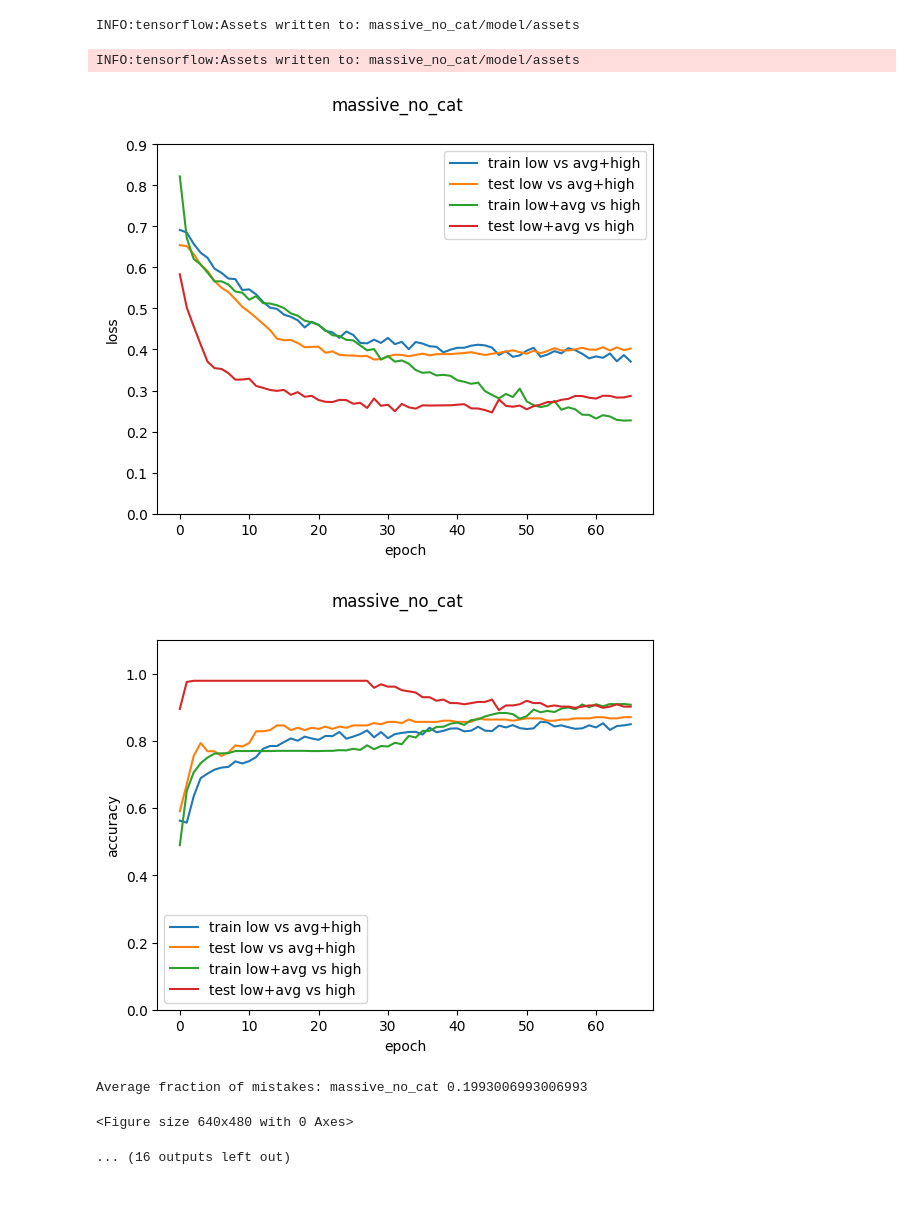
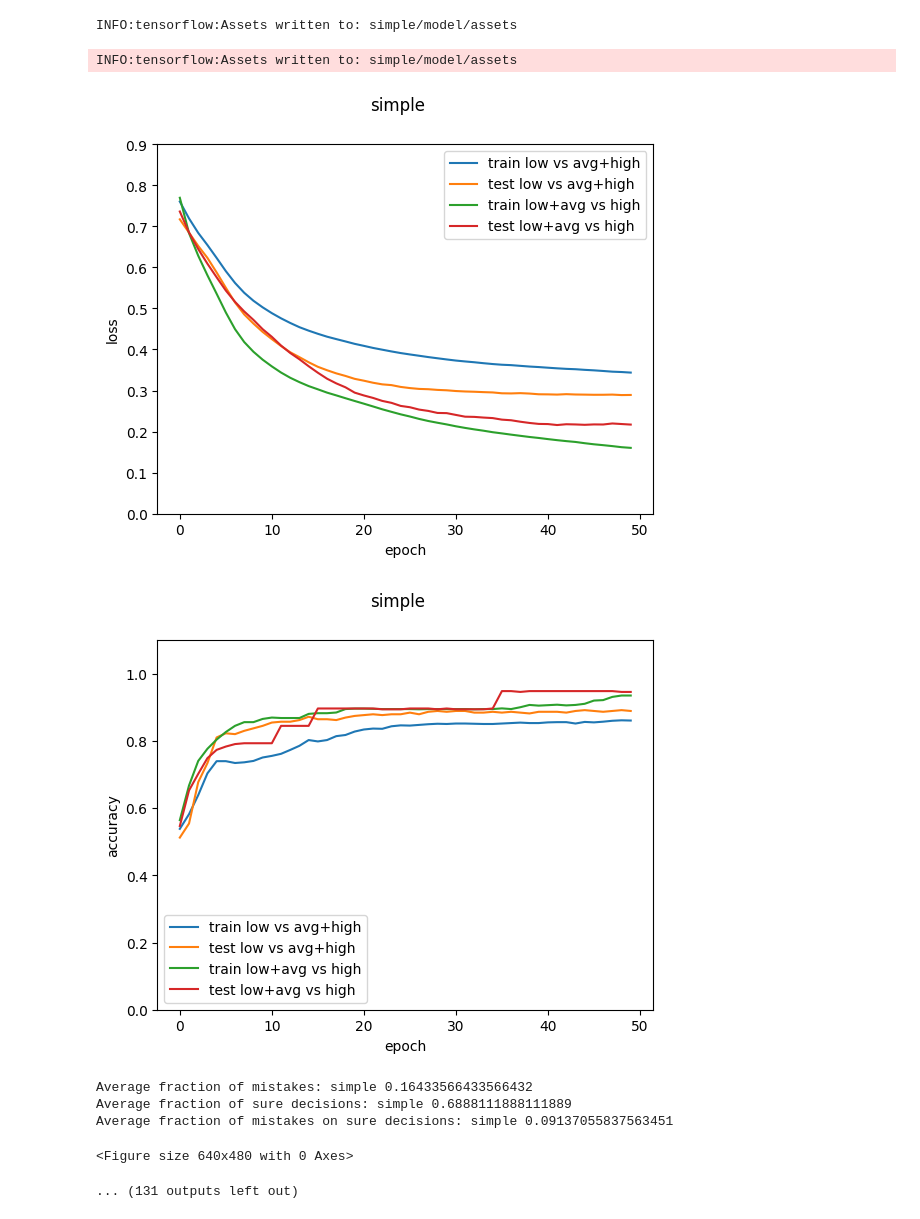
Before and after one commit to jmontejo/SDSC_exercise, a Jupyter notebook: Flour_classifier.ipynb, the cells around one changed output. Drawn from its saved outputs; the diff is of its cells as text; code cells hidden in the pictures.

```diff
--- a/Flour_classifier.ipynb
+++ b/Flour_classifier.ipynb
@@ -123,7 +123,7 @@ def get_model(name, df, **kwargs):
     dropout = kwargs.pop('dropout',False)
     deep    = kwargs.pop('deep',False)
     if dropout:
-        hidden = tf.keras.layers.Dropout(.2, input_shape=(n_input,))(hidden)
+        hidden = tf.keras.layers.Dropout(.5, input_shape=(n_input,))(hidden)
     if deep:
         hidden = tf.keras.layers.Dense(n_input*2, activation='relu', **kwargs)(hidden)
         if dropout:
@@ -175,7 +179,7 @@ def train_model(name, model, df, y, **kwargs):
     # Terminate on NaN such that it is easier to debug
     callbacks.append(tf.keras.callbacks.TerminateOnNaN())
 
-    opts = {'epochs':50, 'batch_size':32}
+    opts = {'epochs':50, 'batch_size':32, 'verbose':0}
     opts.update(kwargs)
 
     history = model.fit(df, y, callbacks=callbacks, **opts)
@@ -200,8 +204,8 @@ from sklearn.model_selection import train_test_split
 
 def resample_high(df, n):
     df_high = pd.concat([df[df['Quality']=='High']] * n)
-    df = pd.concat([df,df_high ])
-    return df
+    df_high = pd.concat([df,df_high ])
+    return df_high
 
 
 train_df, test_df = train_test_split(df, test_size=0.2, random_state=0)
@@ -255,6 +239,7 @@ def validation_plots(name, history, model, test_df):
     plt.ylabel('loss')
     plt.xlabel('epoch')
     plt.suptitle(name)
+    plt.tick_params(right=True)
 
     plt.legend()
     plt.ylim([0,0.9])
@@ -269,6 +254,8 @@ def validation_plots(name, history, model, test_df):
     plt.plot(history.history['val_low_vs_avghigh_accuracy'], label=f'test low vs avg+high')
     plt.plot(history.history['lowavg_vs_high_accuracy'], label=f'train low+avg vs high')
     plt.plot(history.history['val_lowavg_vs_high_accuracy'], label=f'test low+avg vs high')
+    plt.tick_params(right=True)
+    print("Max val accuracy",max(history.history['val_low_vs_avghigh_accuracy']))
 
     plt.ylabel('accuracy')
     plt.xlabel('epoch')
@@ -333,51 +320,52 @@ configs = {
         {},
         {'epochs':100},
     ],
-    'massive':[
+    'deep':[
         {'dropout':True, 'deep':True},
         {'epochs':200},
     ],
-    'massive_l2':[
+    'deep_l2':[
         {'deep':True, 'kernel_regularizer':'l2'},
         {'epochs':100},
     ],
-    'massive_l1':[
+    'deep_l1':[
         {'deep':True, 'kernel_regularizer':'l1'},
         {'epochs':100},
     ],
 }
-configs['massive_sum'] = configs['massive']
-configs['massive_no_cat'] = configs['massive']
-configs['massive_with_id'] = configs['massive']
+configs['deep_sum'] = configs['deep']
+configs['deep_no_cat'] = configs['deep']
+configs['deep_with_id'] = configs['deep']
 
 train_df, test_df = train_test_split(df, test_size=0.2, random_state=0)
-train_df = resample_high(train_df,20)
+train_df_resampled = resample_high(train_df,20) #resampled after splitting so that there is no mix
+test_df_resampled  = resample_high(test_df,20)
 
-train_y = get_labels(train_df)
-test_y  = get_labels(test_df)
+train_y = get_labels(train_df_resampled)
+test_y  = get_labels(test_df_resampled)
 
-#histories = {}
+histories = {}
 
 def run_all(name):
     model_kwargs, run_kwargs = configs[name]
-    model = get_model(name, df_resampled, **model_kwargs)
+    model = get_model(name, df, **model_kwargs)
 
-    history = train_model(name, model, dict(train_df), train_y,
-                      validation_data=(dict(test_df), test_y),
+    history = train_model(name, model, dict(train_df_resampled), train_y,
+                      validation_data=(dict(test_df_resampled), test_y),
                       **run_kwargs
                      )
     histories[name] = (history, model)
 
     validation_plots(name, history, model, test_df)
 
-#run_all('simple')
-#run_all('base')
-#run_all('dropout')
-#run_all('long')
-#run_all('massive')
-run_all('massive_no_cat')
-run_all('massive_sum')
-#run_all('massive_l1')
-#run_all('massive_l2')
-#run_all('massive_with_id')
+run_all('simple')
+run_all('base')
+run_all('dropout')
+run_all('long')
+run_all('deep')
+run_all('deep_no_cat')
+run_all('deep_sum')
+run_all('deep_l1')
+run_all('deep_l2')
+run_all('deep_with_id')
 # %% [output]
@@ -423,10 +411,12 @@ WARNING:absl:Function `_wrapped_model` contains input name(s) Ashcontent, Color,
-INFO:tensorflow:Assets written to: massive_no_cat/model/assets
+INFO:tensorflow:Assets written to: simple/model/assets
-INFO:tensorflow:Assets written to: massive_no_cat/model/assets
+INFO:tensorflow:Assets written to: simple/model/assets
-[figure, old version]
+[figure, new version]
-[figure, old version]
+[figure, new version]
-Average fraction of mistakes: massive_no_cat 0.1993006993006993
+Average fraction of mistakes: simple 0.16433566433566432
+Average fraction of sure decisions: simple 0.6888111888111889
+Average fraction of mistakes on sure decisions: simple 0.09137055837563451
 <Figure size 640x480 with 0 Axes>
-... (16 outputs left out)
+... (131 outputs left out)
 # %%
 for name, (history, model) in histories.items():
     validation_plots(name, history, model, test_df)
```
Also changed, not shown: parts of 4 cells of this notebook, 9 other files.
